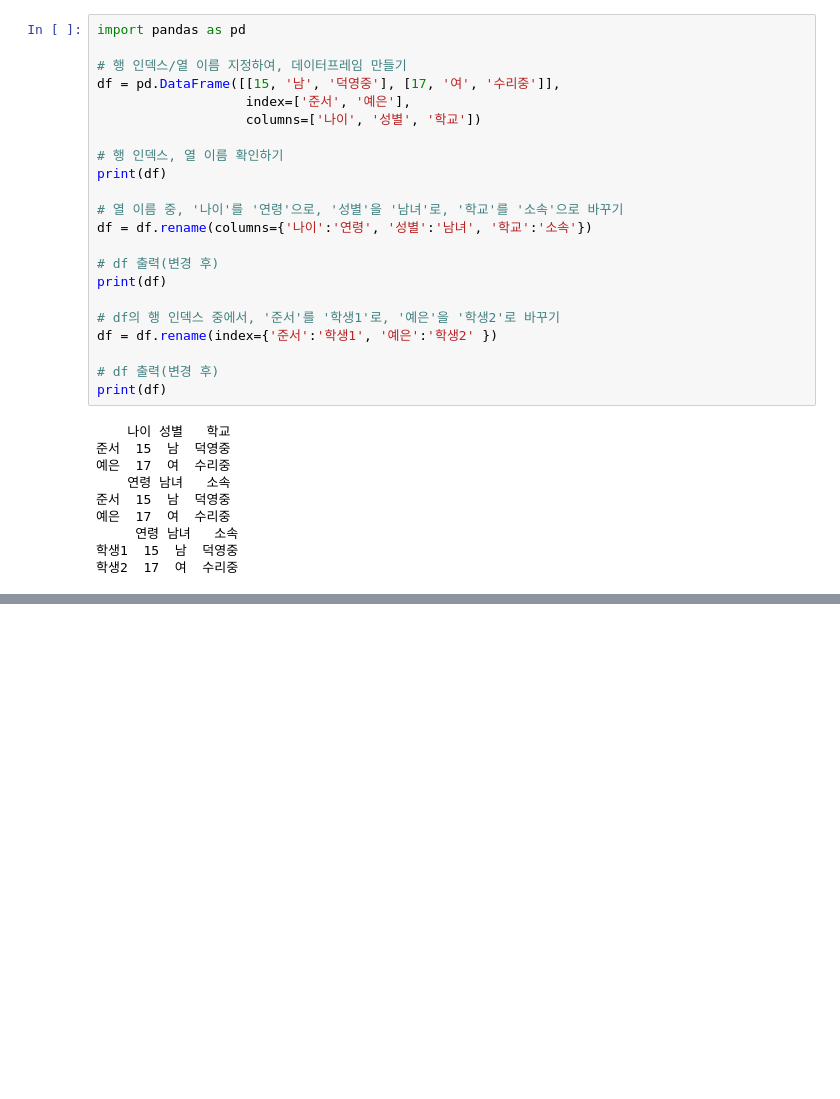
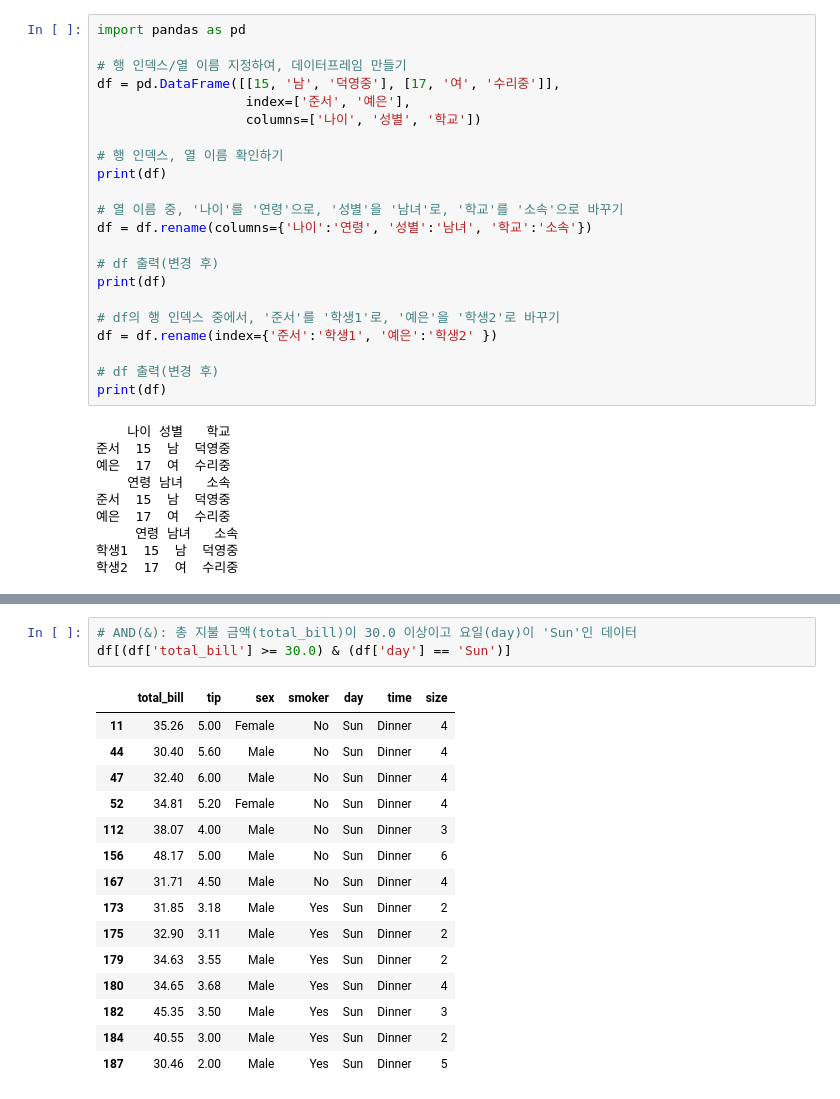
Before and after one commit to SKN35shimsungwook/data_collection_worksapce, a Jupyter notebook: data08_pandas기본.ipynb, the cells around one changed output, grey strips where cells are left out. Drawn from its saved outputs; the diff is of its cells as text; blank space fills up the shorter version.

```diff
--- a/data08_pandas기본.ipynb
+++ b/data08_pandas기본.ipynb
@@ -247,0 +668,19 @@ print(df)
+# %%
+# AND(&): 총 지불 금액(total_bill)이 30.0 이상이고 요일(day)이 'Sun'인 데이터
+df[(df['total_bill'] >= 30.0) & (df['day'] == 'Sun')]
+# %% [output]
+|  | total_bill | tip | sex | smoker | day | time | size |
+| 11 | 35.26 | 5.00 | Female | No | Sun | Dinner | 4 |
+| 44 | 30.40 | 5.60 | Male | No | Sun | Dinner | 4 |
+| 47 | 32.40 | 6.00 | Male | No | Sun | Dinner | 4 |
+| 52 | 34.81 | 5.20 | Female | No | Sun | Dinner | 4 |
+| 112 | 38.07 | 4.00 | Male | No | Sun | Dinner | 3 |
+| 156 | 48.17 | 5.00 | Male | No | Sun | Dinner | 6 |
+| 167 | 31.71 | 4.50 | Male | No | Sun | Dinner | 4 |
+| 173 | 31.85 | 3.18 | Male | Yes | Sun | Dinner | 2 |
+| 175 | 32.90 | 3.11 | Male | Yes | Sun | Dinner | 2 |
+| 179 | 34.63 | 3.55 | Male | Yes | Sun | Dinner | 2 |
+| 180 | 34.65 | 3.68 | Male | Yes | Sun | Dinner | 4 |
+| 182 | 45.35 | 3.50 | Male | Yes | Sun | Dinner | 3 |
+| 184 | 40.55 | 3.00 | Male | Yes | Sun | Dinner | 2 |
+| 187 | 30.46 | 2.00 | Male | Yes | Sun | Dinner | 5 |
```
Also changed, not shown: parts of 69 cells of this notebook, 6 other files.
